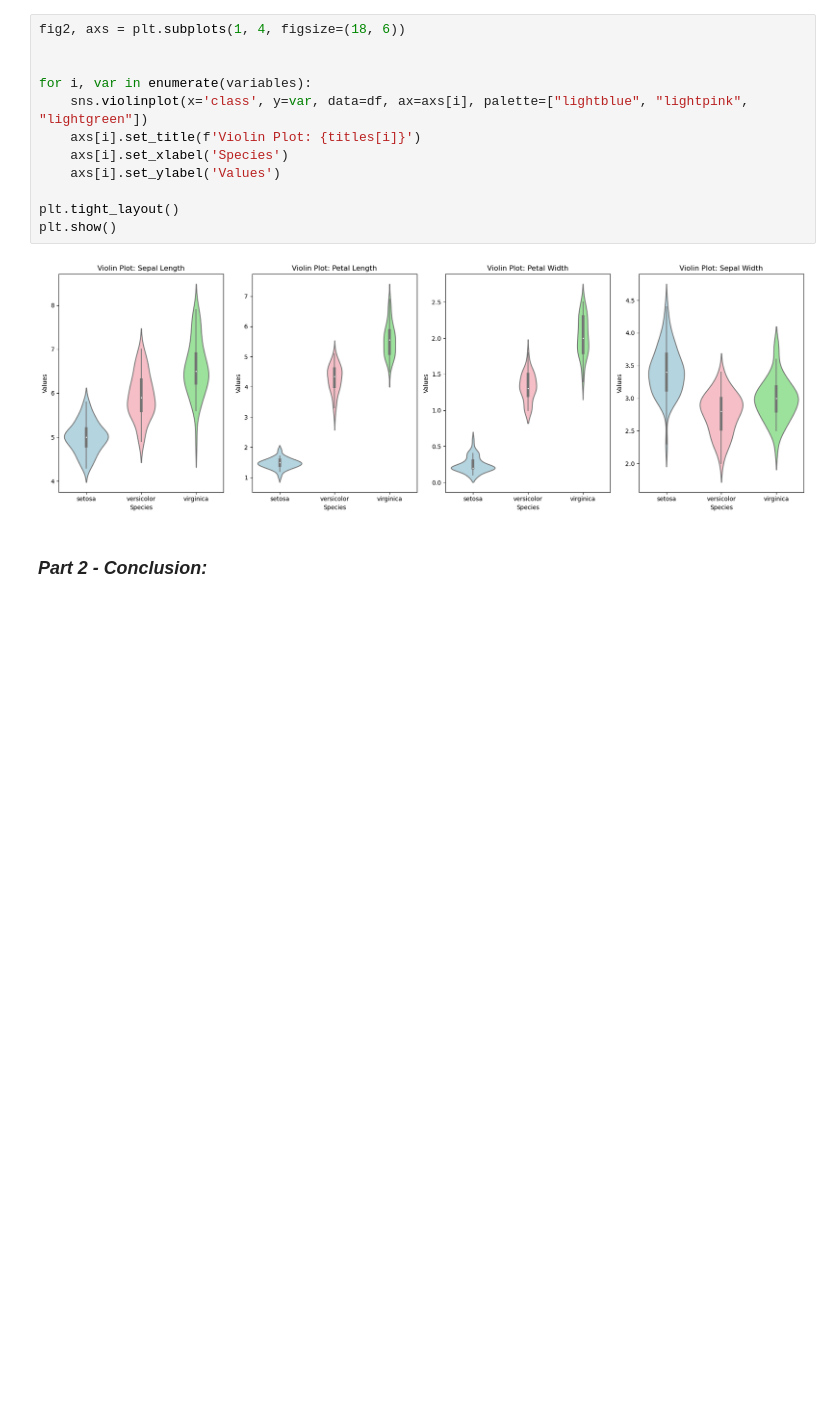
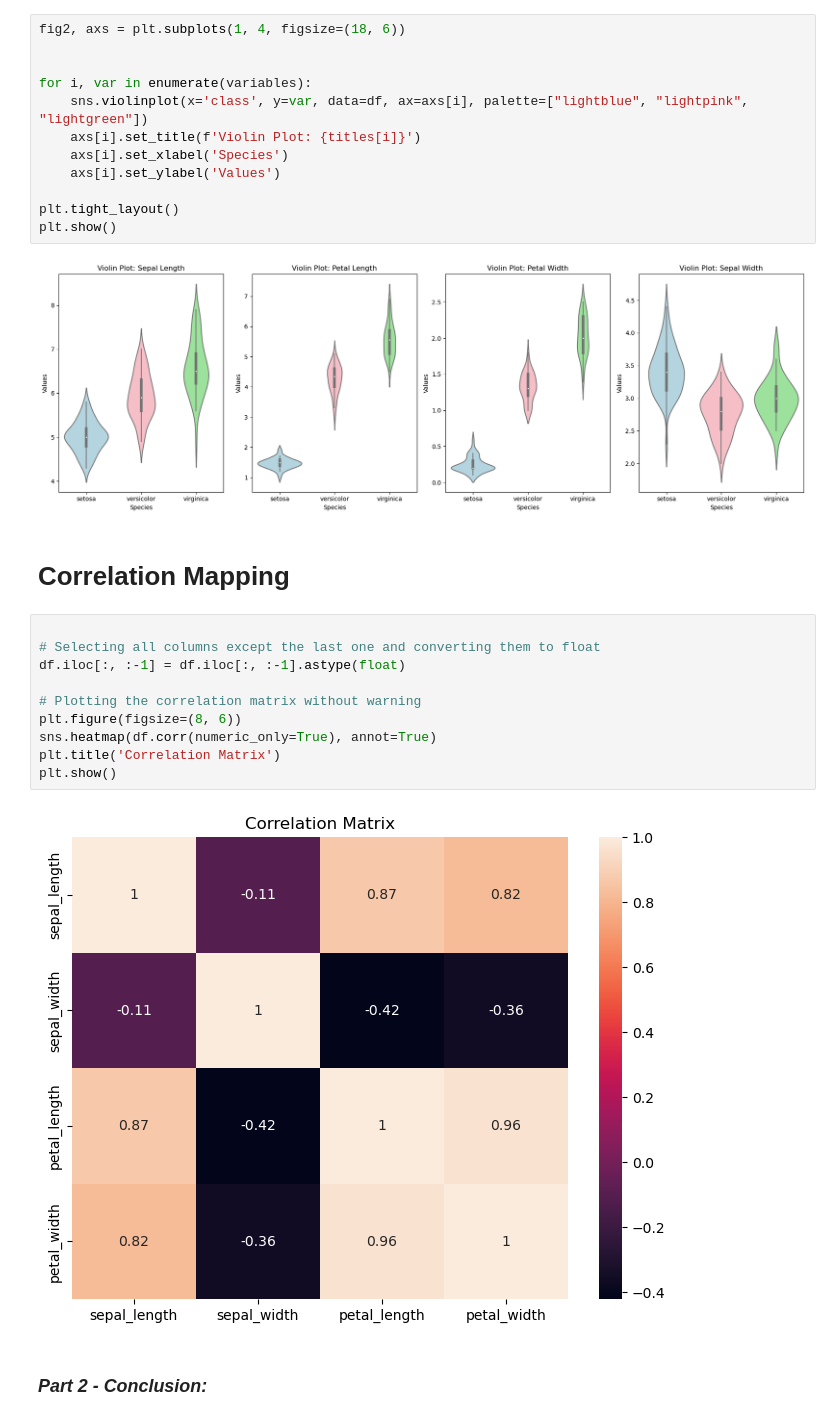
Before and after one commit to andreiandrade7/DataAnalysis-fundamentals, a Jupyter notebook: project.ipynb, the cells around one changed output. Saved outputs shown, nothing was run; the diff lists cells and outputs as text; blank space fills up the shorter version.

```diff
--- a/project.ipynb
+++ b/project.ipynb
@@ -215,6 +221,20 @@ plt.tight_layout()
 plt.show()
 # %% [output]
 [figure]
+# %% [markdown]
+# __Correlation Mapping__
+# %%
+
+# Selecting all columns except the last one and converting them to float
+df.iloc[:, :-1] = df.iloc[:, :-1].astype(float)
+
+# Plotting the correlation matrix without warning
+plt.figure(figsize=(8, 6))
+sns.heatmap(df.corr(numeric_only=True), annot=True)
+plt.title('Correlation Matrix')
+plt.show()
+# %% [output]
+[figure, added]
 # %% [markdown]
 ### _Part 2 - Conclusion:_
 # %% [markdown]
```
Also changed, not shown: parts of 4 cells of this notebook.
